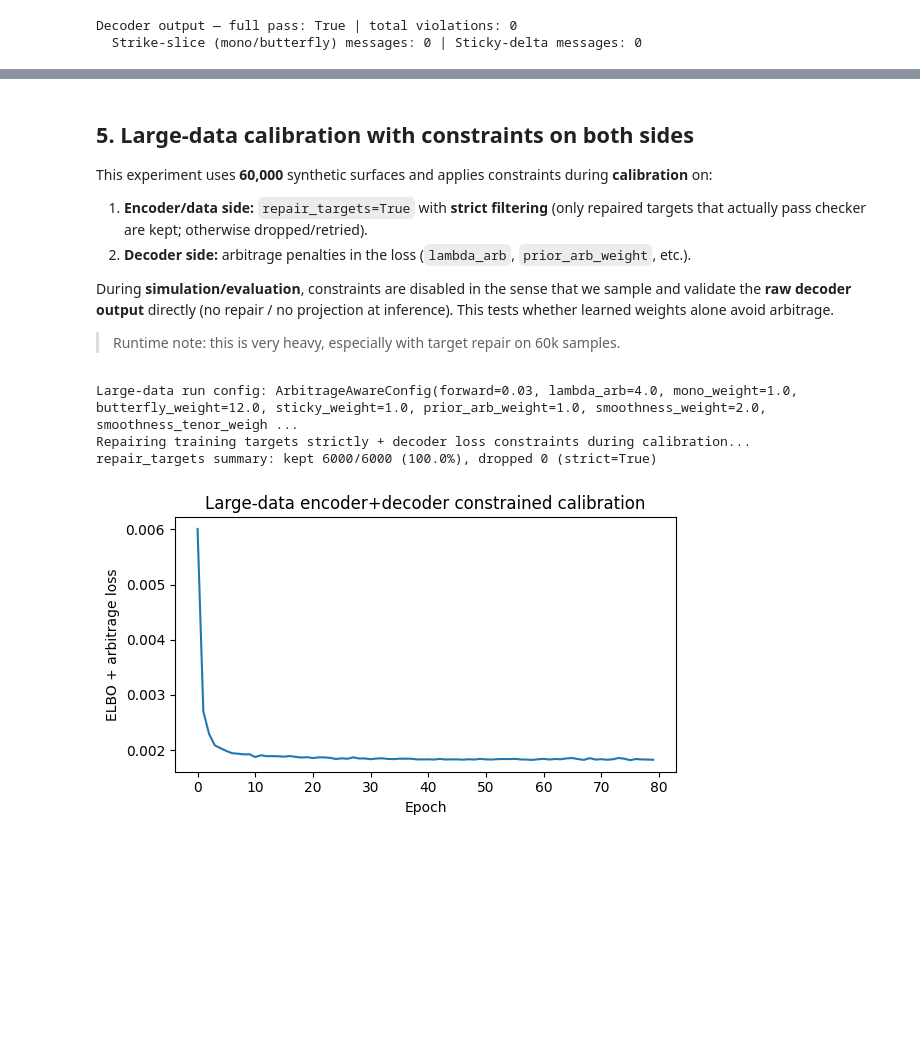
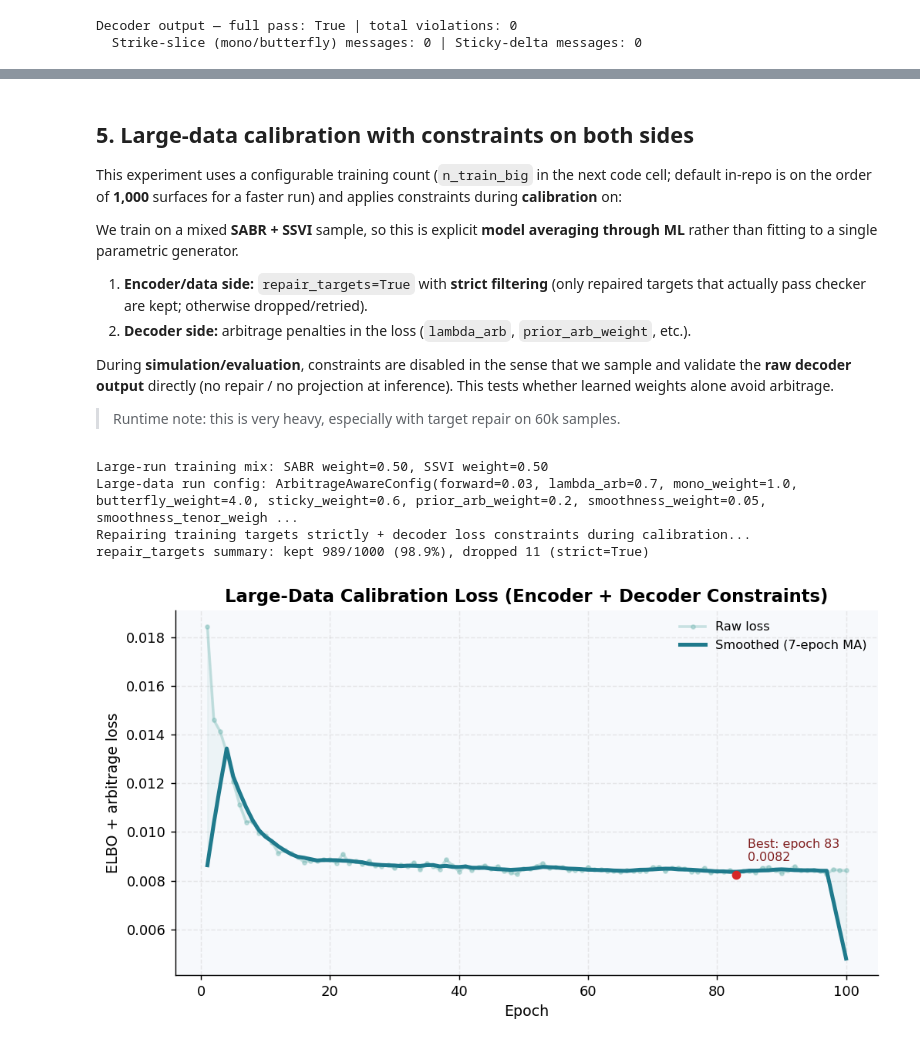
Before and after one commit to vittorioapi91/implied_volatility_modeling, a Jupyter notebook: notebooks/vae_volatility_surface.ipynb, the cells around one changed output, grey strips where cells are left out. Saved outputs shown, nothing was run; the diff lists cells and outputs as text; code cells hidden in the pictures; blank space fills up the shorter version.

```diff
--- a/notebooks/vae_volatility_surface.ipynb
+++ b/notebooks/vae_volatility_surface.ipynb
@@ -240,7 +356,9 @@ Decoder output — full pass: True | total violations: 0
 # %% [markdown]
 ## 5. Large-data calibration with constraints on both sides
 
-This experiment uses **60,000** synthetic surfaces and applies constraints during **calibration** on:
+This experiment uses a configurable training count (`n_train_big` in the next code cell; default in-repo is on the order of **1,000** surfaces for a faster run) and applies constraints during **calibration** on:
+
+We train on a mixed **SABR + SSVI** sample, so this is explicit **model averaging through ML** rather than fitting to a single parametric generator.
 
 1. **Encoder/data side:** `repair_targets=True` with **strict filtering** (only repaired targets that actually pass checker are kept; otherwise dropped/retried).
 2. **Decoder side:** arbitrage penalties in the loss (`lambda_arb`, `prior_arb_weight`, etc.).
@@ -249,18 +367,25 @@ During **simulation/evaluation**, constraints are disabled in the sense that we
 
 > Runtime note: this is very heavy, especially with target repair on 60k samples.
 # %%
-importlib.reload(rates_models.vae_surface)
-from rates_models.vae_surface import (
+importlib.reload(helper_module.vae_vol_surface)
+importlib.reload(helper_module.vae_surface)
+from helper_module.vae_surface import (
     ArbitrageAwareConfig,
     TrainConfig,
-    make_synthetic_sabr_surfaces,
     train_vae_arbitrage_aware,
 )
 
-n_train_big = 6000
+n_train_big = 1000
 epochs_big = 100
 
-surfaces_big = make_synthetic_sabr_surfaces(n_train_big, rng=rng)
+n_sabr_big = int(round(n_train_big * SABR_MIX_WEIGHT))
+n_ssvi_big = n_train_big - n_sabr_big
+surfaces_big = np.vstack([
+    make_synthetic_sabr_surfaces(n_sabr_big, rng=rng),
+    make_synthetic_ssvi_surfaces(n_ssvi_big, rng=rng),
+])
+rng.shuffle(surfaces_big, axis=0)
+print(f"Large-run training mix: SABR weight={SABR_MIX_WEIGHT:.2f}, SSVI weight={1.0 - SABR_MIX_WEIGHT:.2f}")
 cfg_big = TrainConfig(
     epochs=epochs_big,
     batch_size=256,
@@ -270,38 +395,68 @@ cfg_big = TrainConfig(
 )
 
 # Rebalanced regularization to avoid over-smoothing / mode collapse.
 # Keep constraints, but make them gentle enough to preserve smile curvature.
 arb_big = ArbitrageAwareConfig(
     forward=0.03,
     constrained_strike_decoder=False,
     enforce_full_noarb_layer=False,
     lambda_arb=0.7,
     butterfly_weight=4.0,
     sticky_weight=0.6,
     prior_arb_weight=0.2,
     smoothness_weight=0.05,
     smoothness_tenor_weight=1.0,
     smoothness_delta_weight=0.25,
     repair_targets=True,
     repair_max_iter=10,
     repair_retry_scales=(1, 2, 4),
     strict_repair_targets=True,
     min_repaired_fraction=0.9,
 )
 
 print("Large-data run config:", arb_big)
 print("Repairing training targets strictly + decoder loss constraints during calibration...")
 model_big, losses_big = train_vae_arbitrage_aware(surfaces_big, cfg_big, arb_big)
 
-fig, ax = plt.subplots(figsize=(6, 3.5))
-ax.plot(losses_big)
-ax.set_xlabel("Epoch")
-ax.set_ylabel("ELBO + arbitrage loss")
-ax.set_title("Large-data encoder+decoder constrained calibration")
+epochs_big_arr = np.arange(1, len(losses_big) + 1)
+losses_big_arr = np.asarray(losses_big, dtype=float)
+win_big = min(7, len(losses_big_arr))
+if win_big >= 2:
+    kernel_big = np.ones(win_big) / win_big
+    smooth_big = np.convolve(losses_big_arr, kernel_big, mode="same")
+else:
+    smooth_big = losses_big_arr
+
+fig, ax = plt.subplots(figsize=(8, 4.6), dpi=130)
+ax.set_facecolor("#f7f9fc")
+ax.plot(epochs_big_arr, losses_big_arr, color="#72b7b2", lw=2.0, alpha=0.35, marker="o", ms=2.8, label="Raw loss")
+ax.plot(epochs_big_arr, smooth_big, color="#1f7a8c", lw=2.8, label=f"Smoothed ({win_big}-epoch MA)")
+ax.fill_between(epochs_big_arr, smooth_big, losses_big_arr, color="#72b7b2", alpha=0.08)
+
+ax.set_title("Large-Data Calibration Loss (Encoder + Decoder Constraints)", fontsize=12.5, weight="bold")
+ax.set_xlabel("Epoch", fontsize=10.5)
+ax.set_ylabel("ELBO + arbitrage loss", fontsize=10.5)
+ax.grid(True, alpha=0.25, linestyle="--", linewidth=0.8)
+ax.spines[["top", "right"]].set_visible(False)
+ax.legend(frameon=False, fontsize=9)
+
+best_ep_big = int(np.argmin(losses_big_arr)) + 1
+best_val_big = float(np.min(losses_big_arr))
+ax.scatter([best_ep_big], [best_val_big], color="#d62728", s=30, zorder=5)
+ax.annotate(
+    f"Best: epoch {best_ep_big}\n{best_val_big:.4f}",
+    xy=(best_ep_big, best_val_big),
+    xytext=(8, 10),
+    textcoords="offset points",
+    fontsize=8.8,
+    color="#7f1d1d",
+)
+
 plt.tight_layout()
 plt.show()
 # %% [output]
-Large-data run config: ArbitrageAwareConfig(forward=0.03, lambda_arb=4.0, mono_weight=1.0, butterfly_weight=12.0, sticky_weight=1.0, prior_arb_weight=1.0, smoothness_weight=2.0, smoothness_tenor_weigh ...
+Large-run training mix: SABR weight=0.50, SSVI weight=0.50
+Large-data run config: ArbitrageAwareConfig(forward=0.03, lambda_arb=0.7, mono_weight=1.0, butterfly_weight=4.0, sticky_weight=0.6, prior_arb_weight=0.2, smoothness_weight=0.05, smoothness_tenor_weigh ...
 Repairing training targets strictly + decoder loss constraints during calibration...
-repair_targets summary: kept 6000/6000 (100.0%), dropped 0 (strict=True)
+repair_targets summary: kept 989/1000 (98.9%), dropped 11 (strict=True)
-[figure, old version]
+[figure, new version]
```
Also changed, not shown: parts of 25 cells of this notebook, 20 other files.
